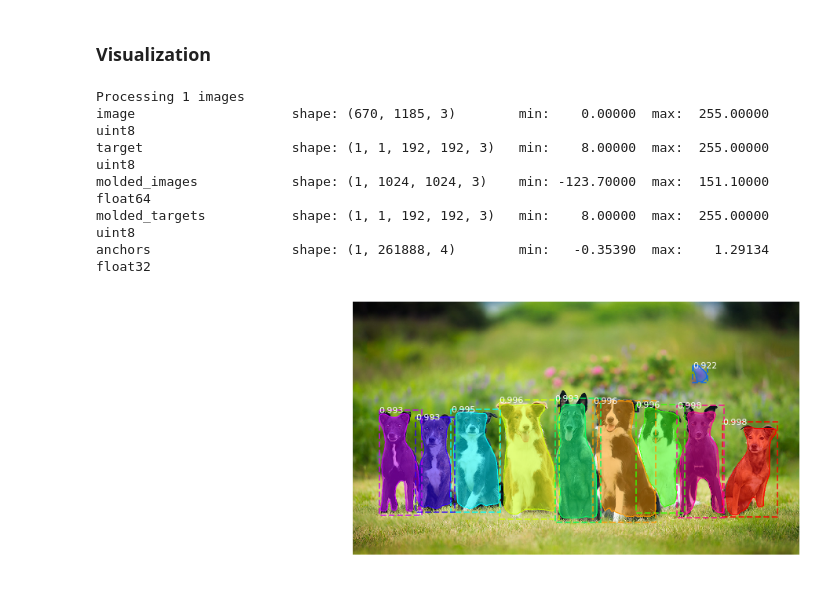
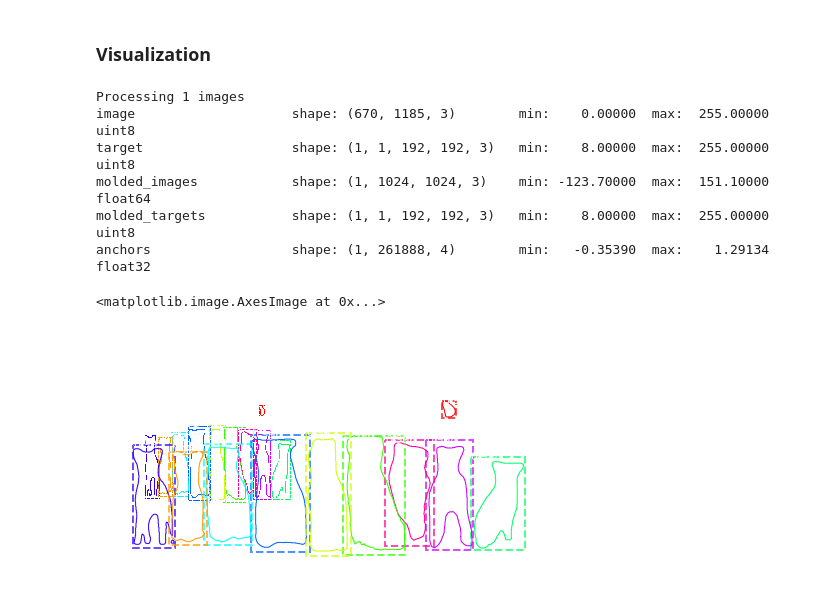
Before and after one commit to SreeHarshaNelaturu/siamese-mask-rcnn, a Jupyter notebook: evaluate.ipynb, the cells around one changed output. Cells and saved outputs as stored; diff of their text form; code cells hidden in the pictures.

```diff
--- a/evaluate.ipynb
+++ b/evaluate.ipynb
@@ -168,21 +168,23 @@ starting evaluation ...
 # %%
 # Select category
 from PIL import Image
 image = np.array(Image.open("dogs.jpg"))
 # for small : [1, 96, 96, 3], large : [1, 192, 192, 3]
 target = np.array(Image.open("dog.jpg").resize((192, 192), Image.BICUBIC))
 
 
 # Run detection
 results = model.detect([[target]], [image], verbose=1)
 r = results[0]
 # Display results
-siamese_utils.display_results(target, image, r['rois'], r['masks'], r['class_ids'], r['scores'])
+a = siamese_utils.display_results(target, image, r['rois'], r['masks'], r['class_ids'], r['scores'])
+plt.imshow(a)
 # %% [output]
 Processing 1 images
 image                    shape: (670, 1185, 3)        min:    0.00000  max:  255.00000  uint8
 target                   shape: (1, 1, 192, 192, 3)   min:    8.00000  max:  255.00000  uint8
 molded_images            shape: (1, 1024, 1024, 3)    min: -123.70000  max:  151.10000  float64
 molded_targets           shape: (1, 1, 192, 192, 3)   min:    8.00000  max:  255.00000  uint8
 anchors                  shape: (1, 261888, 4)        min:   -0.35390  max:    1.29134  float32
+<matplotlib.image.AxesImage at 0x...>
-[figure, old version]
+[figure, new version]
```
Also changed, not shown: parts of 1 cell of this notebook, 7 other files.
